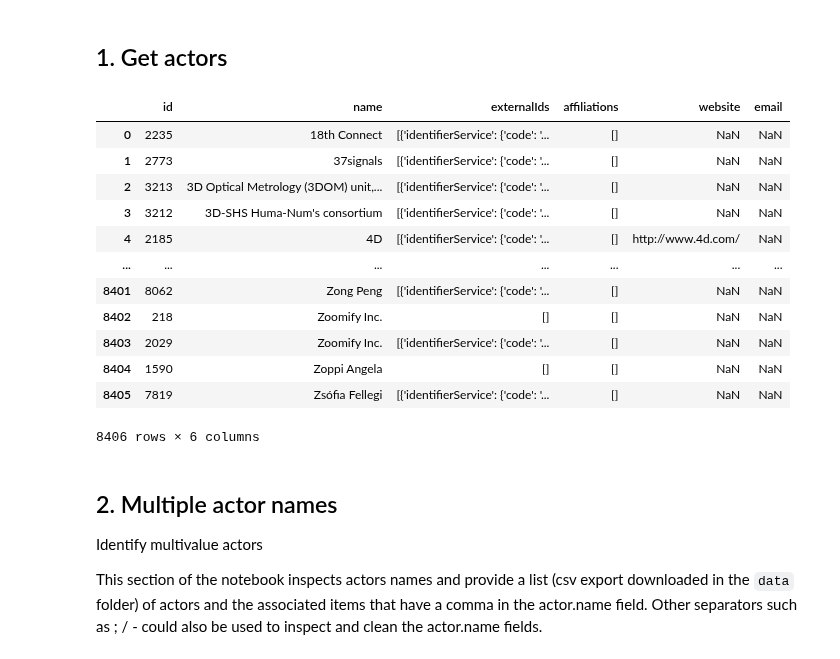
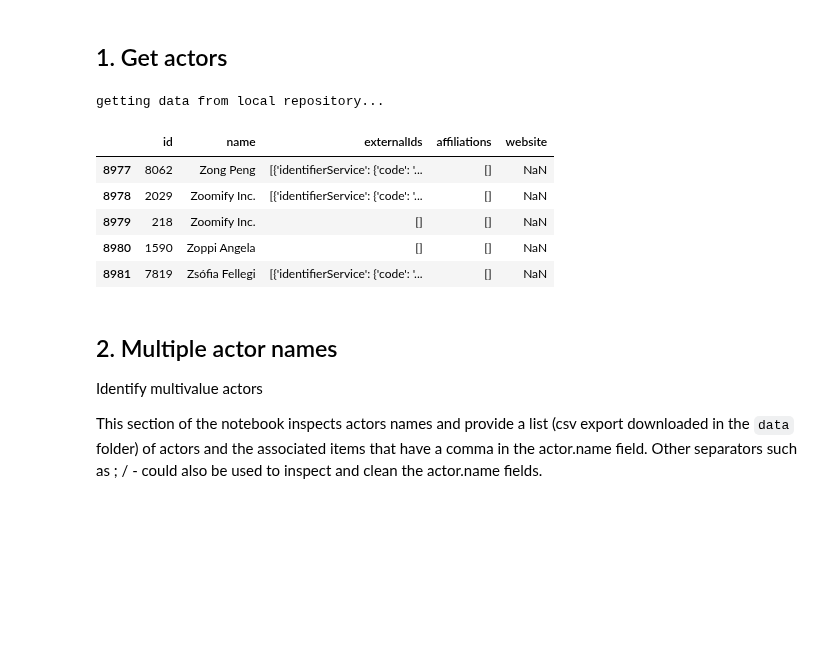
Before and after one commit to SSHOC/marketplace-curation, a Jupyter notebook: 4.2ActorsCuration_workinprogress.ipynb, the cells around one changed output. Cells and saved outputs as stored; diff of their text form; code cells hidden in the pictures; blank space fills up the shorter version.

```diff
--- a/4.2ActorsCuration_workinprogress.ipynb
+++ b/4.2ActorsCuration_workinprogress.ipynb
@@ -53,23 +53,18 @@ getting data from local repository...
 # %% [markdown]
 ## 1. Get actors
 # %%
-df_actors_flat =mpdata.getMPItems ("actors", False)
+df_actors_flat =mpdata.getMPItems ("actors", True)
+# %% [output]
+getting data from local repository...
 # %%
-df_actors_flat
+df_actors_flat.tail()
 # %% [output]
-|  | id | name | externalIds | affiliations | website | email |
-| 0 | 2235 | 18th Connect | [{'identifierService': {'code': '... | [] | NaN | NaN |
-| 1 | 2773 | 37signals | [{'identifierService': {'code': '... | [] | NaN | NaN |
-| 2 | 3213 | 3D Optical Metrology (3DOM) unit,... | [{'identifierService': {'code': '... | [] | NaN | NaN |
-| 3 | 3212 | 3D-SHS Huma-Num's consortium | [{'identifierService': {'code': '... | [] | NaN | NaN |
-| 4 | 2185 | 4D | [{'identifierService': {'code': '... | [] | http://www.4d.com/ | NaN |
-| ... | ... | ... | ... | ... | ... | ... |
-| 8401 | 8062 | Zong Peng | [{'identifierService': {'code': '... | [] | NaN | NaN |
-| 8402 | 218 | Zoomify Inc. | [] | [] | NaN | NaN |
-| 8403 | 2029 | Zoomify Inc. | [{'identifierService': {'code': '... | [] | NaN | NaN |
-| 8404 | 1590 | Zoppi Angela | [] | [] | NaN | NaN |
-| 8405 | 7819 | Zsófia Fellegi | [{'identifierService': {'code': '... | [] | NaN | NaN |
+|  | id | name | externalIds | affiliations | website |
+| 8977 | 8062 | Zong Peng | [{'identifierService': {'code': '... | [] | NaN |
+| 8978 | 2029 | Zoomify Inc. | [{'identifierService': {'code': '... | [] | NaN |
+| 8979 | 218 | Zoomify Inc. | [] | [] | NaN |
+| 8980 | 1590 | Zoppi Angela | [] | [] | NaN |
+| 8981 | 7819 | Zsófia Fellegi | [{'identifierService': {'code': '... | [] | NaN |
-8406 rows × 6 columns
 # %% [markdown]
 ## 2. Multiple actor names
 
```
Also changed, not shown: parts of 23 cells of this notebook, 12 other files.
